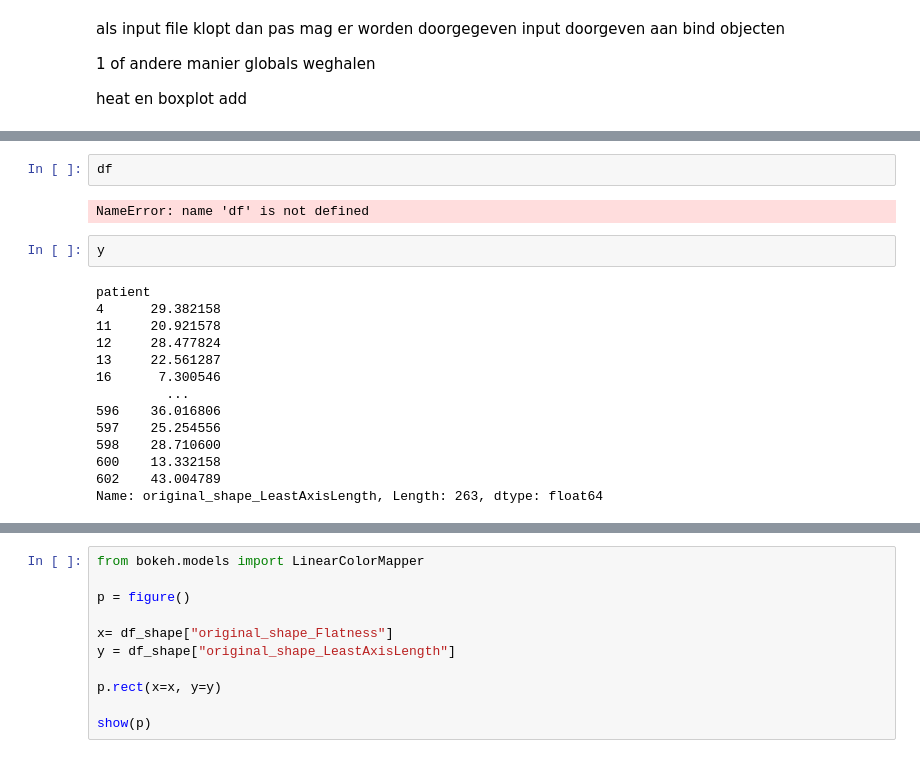
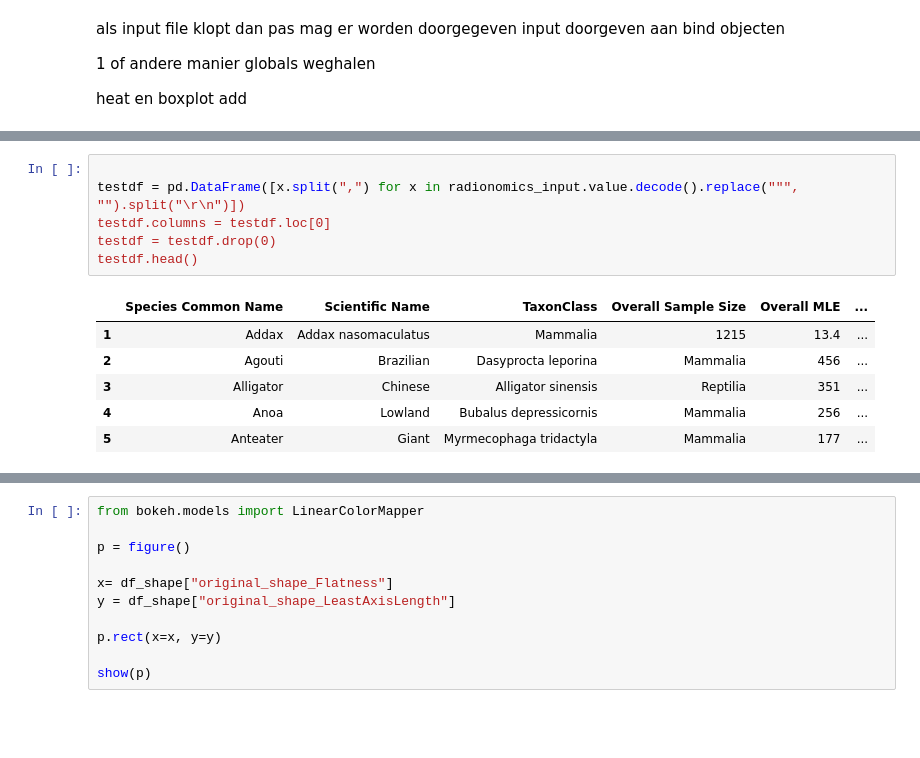
Before and after one commit to Larissavf/DD-radiomics, a Jupyter notebook: dashboard/data/scripts/PlotRadiomics.ipynb, the cells around one changed output, grey strips where cells are left out. Saved outputs shown, nothing was run; the diff lists cells and outputs as text; blank space fills up the shorter version.

```diff
--- a/dashboard/data/scripts/PlotRadiomics.ipynb
+++ b/dashboard/data/scripts/PlotRadiomics.ipynb
@@ -560,20 +700,13 @@ TypeError: 'FileInput' object is not callable
-# %%
-df
-# %% [output]
-NameError: name 'df' is not defined
-# %%
-y
-# %% [output]
-patient
-4      29.382158
-11     20.921578
-12     28.477824
-13     22.561287
-16      7.300546
-         ...
-596    36.016806
-597    25.254556
-598    28.710600
-600    13.332158
-602    43.004789
-Name: original_shape_LeastAxisLength, Length: 263, dtype: float64
+# %%
+
+testdf = pd.DataFrame([x.split(",") for x in radionomics_input.value.decode().replace(""", "").split("\r\n")])
+testdf.columns = testdf.loc[0]
+testdf = testdf.drop(0)
+testdf.head()
+# %% [output]
+|  | Species Common Name | Scientific Name | TaxonClass | Overall Sample Size | Overall MLE | ... |
+| 1 | Addax | Addax nasomaculatus | Mammalia | 1215 | 13.4 | ... |
+| 2 | Agouti | Brazilian | Dasyprocta leporina | Mammalia | 456 | ... |
+| 3 | Alligator | Chinese | Alligator sinensis | Reptilia | 351 | ... |
+| 4 | Anoa | Lowland | Bubalus depressicornis | Mammalia | 256 | ... |
+| 5 | Anteater | Giant | Myrmecophaga tridactyla | Mammalia | 177 | ... |
```
Also changed, not shown: parts of 18 cells of this notebook.
